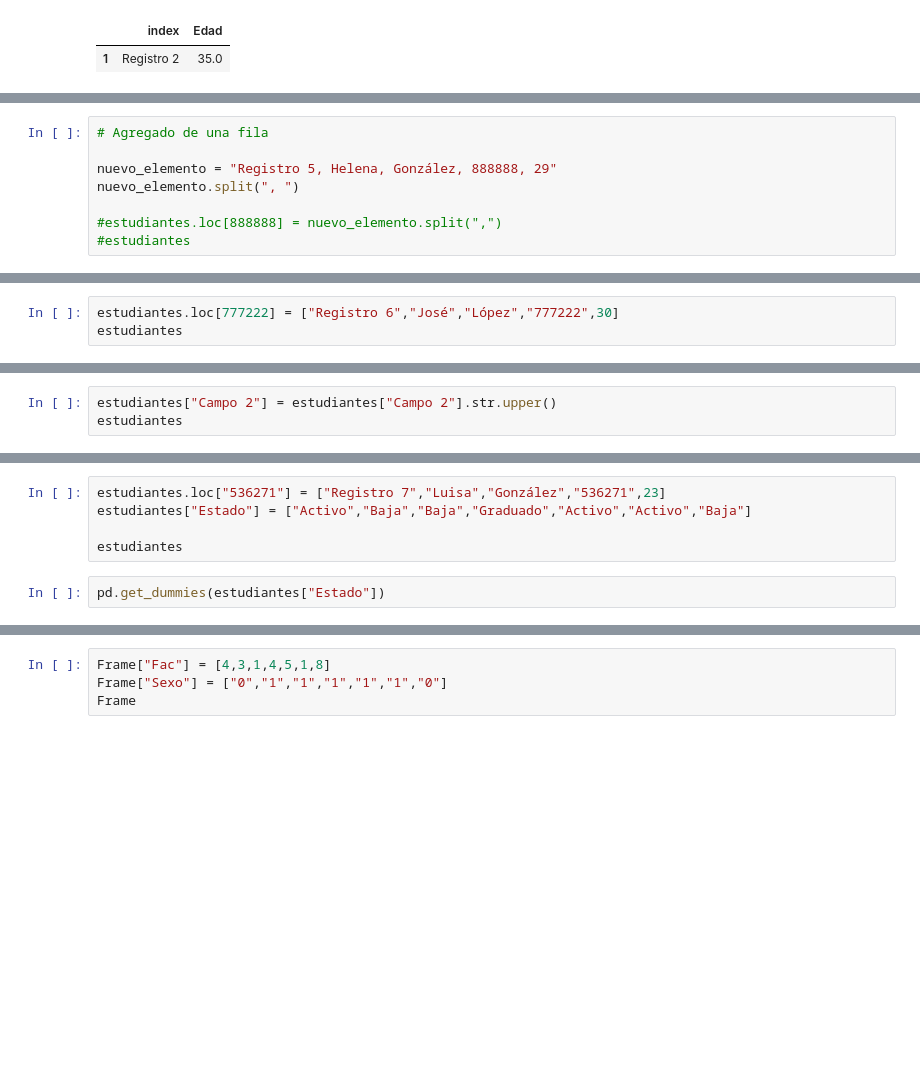
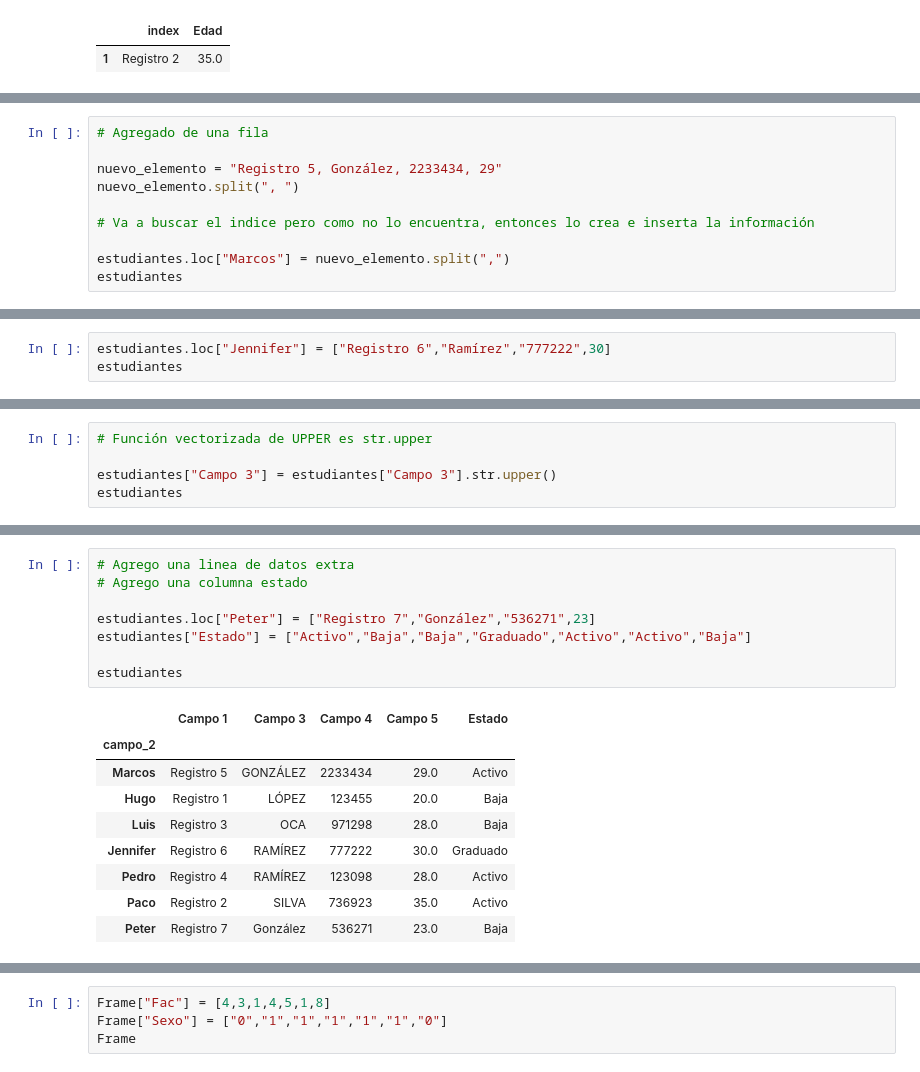
Before and after one commit to ronalLeiva/CDD_Py_2022, a Jupyter notebook: C2.4 Pandas (Introducción).ipynb, the cells around one changed output, grey strips where cells are left out. Saved outputs shown, nothing was run; the diff lists cells and outputs as text; blank space fills up the shorter version.

```diff
--- a/C2.4 Pandas (Introducción).ipynb
+++ b/C2.4 Pandas (Introducción).ipynb
@@ -379,8 +387,10 @@ estudiantes
 # %%
 # Agregado de una fila
 
-nuevo_elemento = "Registro 5, Helena, González, 888888, 29"
+nuevo_elemento = "Registro 5, González, 2233434, 29"
 nuevo_elemento.split(", ")
 
-#estudiantes.loc[888888] = nuevo_elemento.split(",")
-#estudiantes
+# Va a buscar el indice pero como no lo encuentra, entonces lo crea e inserta la información
+
+estudiantes.loc["Marcos"] = nuevo_elemento.split(",")
+estudiantes
@@ -401,3 +451,3 @@ estudiantes["Campo 5"].value_counts()
 # %%
-estudiantes.loc[777222] = ["Registro 6","José","López","777222",30]
+estudiantes.loc["Jennifer"] = ["Registro 6","Ramírez","777222",30]
 estudiantes
@@ -420,3 +519,0 @@ estudiantes[estudiantes["Campo 3"] == "López"]
-# %%
-estudiantes["Campo 2"] = estudiantes["Campo 2"].str.upper()
-estudiantes
@@ -424,0 +528,5 @@ estudiantes["Campo 4"].str.len()
+# %%
+# Función vectorizada de UPPER es str.upper
+
+estudiantes["Campo 3"] = estudiantes["Campo 3"].str.upper()
+estudiantes
@@ -425,7 +554,18 @@ estudiantes["Campo 4"].str.len()
 # %%
-estudiantes.loc["536271"] = ["Registro 7","Luisa","González","536271",23]
+# Agrego una linea de datos extra
+# Agrego una columna estado
+
+estudiantes.loc["Peter"] = ["Registro 7","González","536271",23]
 estudiantes["Estado"] = ["Activo","Baja","Baja","Graduado","Activo","Activo","Baja"]
 
 estudiantes
+# %% [output]
+|  | Campo 1 | Campo 3 | Campo 4 | Campo 5 | Estado |
+| campo_2 |  |  |  |  |  |
+| Marcos | Registro 5 | GONZÁLEZ | 2233434 | 29.0 | Activo |
+| Hugo | Registro 1 | LÓPEZ | 123455 | 20.0 | Baja |
+| Luis | Registro 3 | OCA | 971298 | 28.0 | Baja |
+| Jennifer | Registro 6 | RAMÍREZ | 777222 | 30.0 | Graduado |
+| Pedro | Registro 4 | RAMÍREZ | 123098 | 28.0 | Activo |
+| Paco | Registro 2 | SILVA | 736923 | 35.0 | Activo |
+| Peter | Registro 7 | González | 536271 | 23.0 | Baja |
-# %%
-pd.get_dummies(estudiantes["Estado"])
```
Also changed, not shown: parts of 27 cells of this notebook.
